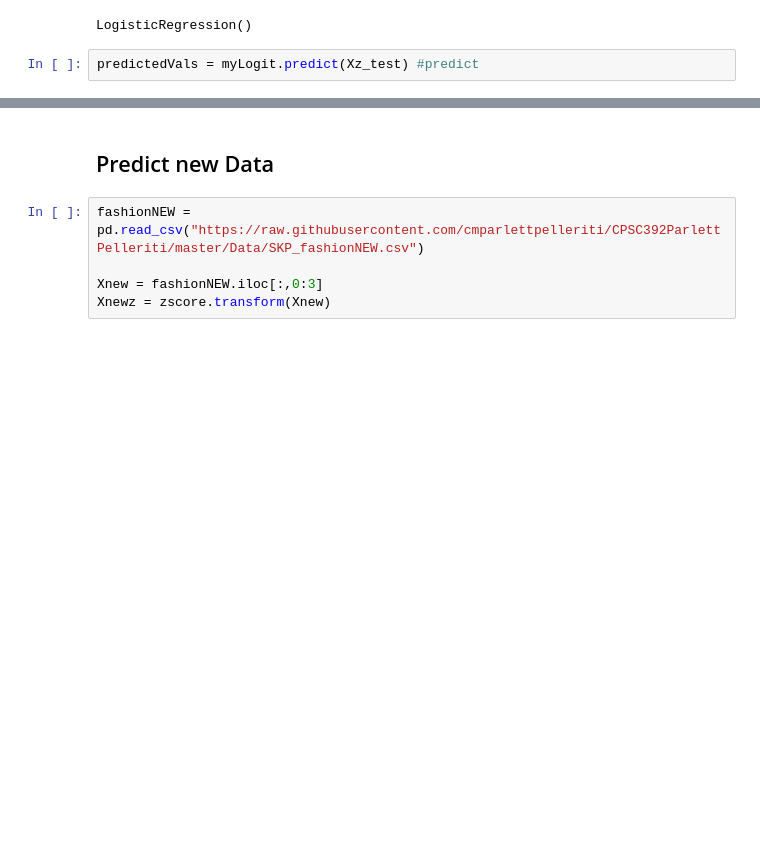
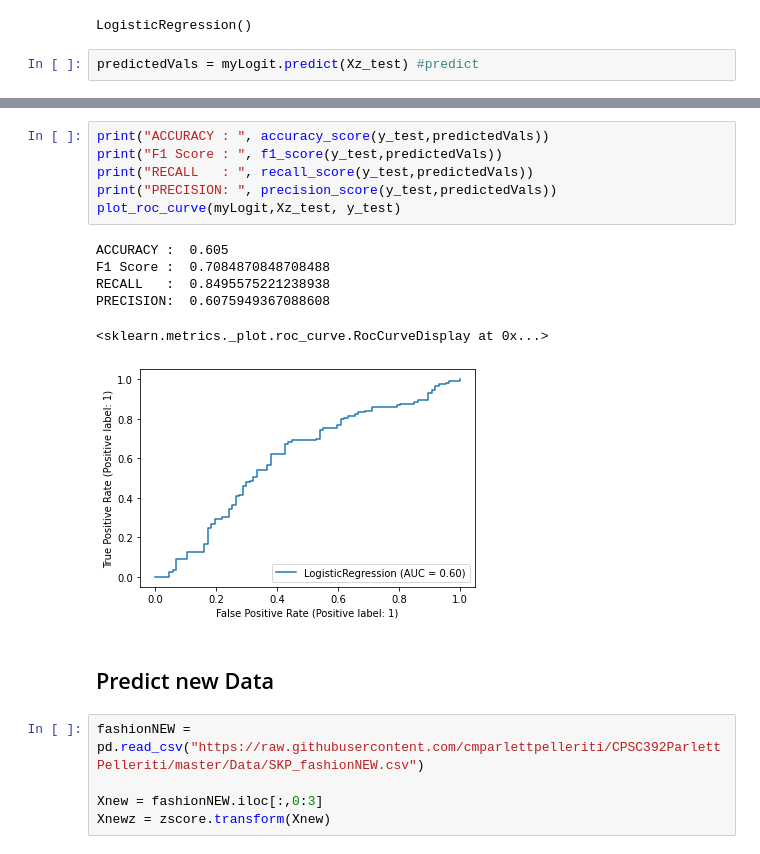
Before and after one commit to chelseaparlett/CPSC392ParlettPelleriti, a Jupyter notebook: Lectures/LectureNotebooks/Logistic Regression I--Class 8.ipynb, the cells around one changed output, grey strips where cells are left out. Drawn from its saved outputs; the diff is of its cells as text; blank space fills up the shorter version.

```diff
--- a/Lectures/LectureNotebooks/Logistic Regression I--Class 8.ipynb
+++ b/Lectures/LectureNotebooks/Logistic Regression I--Class 8.ipynb
@@ -63,3 +59,16 @@ Text(0.5, 1.0, 'Confusion matrix of the classifier')
+# %%
+print("ACCURACY : ", accuracy_score(y_test,predictedVals))
+print("F1 Score : ", f1_score(y_test,predictedVals))
+print("RECALL   : ", recall_score(y_test,predictedVals))
+print("PRECISION: ", precision_score(y_test,predictedVals))
+plot_roc_curve(myLogit,Xz_test, y_test)
+# %% [output]
+ACCURACY :  0.605
+F1 Score :  0.7084870848708488
+RECALL   :  0.8495575221238938
+PRECISION:  0.6075949367088608
+<sklearn.metrics._plot.roc_curve.RocCurveDisplay at 0x...>
+[figure, added]
 # %% [markdown]
 ## Predict new Data
 # %%
```
Also changed, not shown: parts of 6 cells of this notebook, 2 other files.
